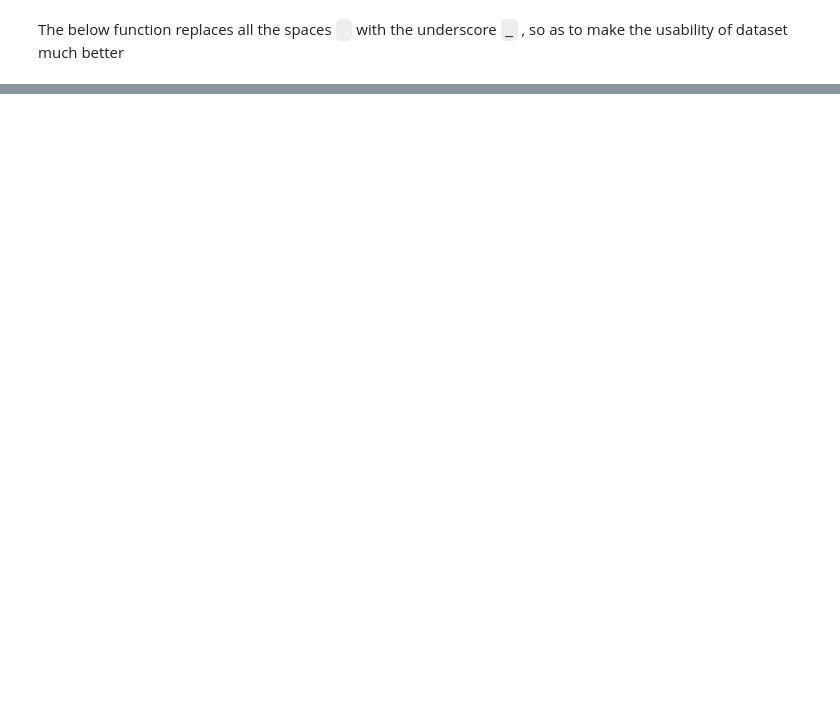
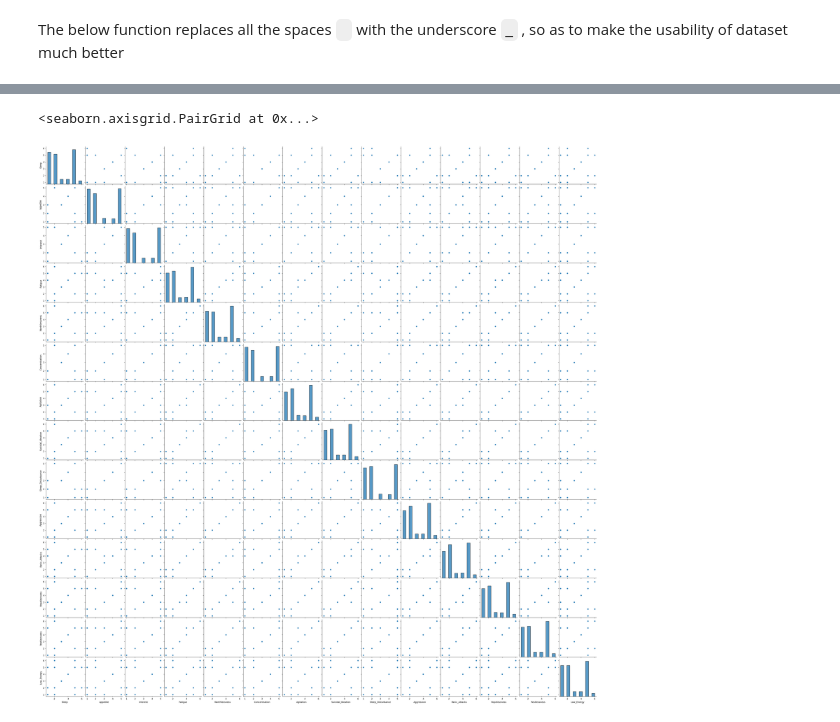
Before and after one commit to sksarvesh007/kaggle-EDAs, a Jupyter notebook: Mental Health Detection Dataset/mental_health_EDA.ipynb, the cells around one changed output, grey strips where cells are left out. Drawn from its saved outputs; the diff is of its cells as text; code cells hidden in the pictures; blank space fills up the shorter version.

```diff
--- a/Mental Health Detection Dataset/mental_health_EDA.ipynb
+++ b/Mental Health Detection Dataset/mental_health_EDA.ipynb
@@ -176,0 +166,6 @@ from sklearn
+# %%
+import seaborn as sns
+sns.pairplot(data=df)
+# %% [output]
+<seaborn.axisgrid.PairGrid at 0x...>
+[figure, added]
```
Also changed, not shown: parts of 15 cells of this notebook.
